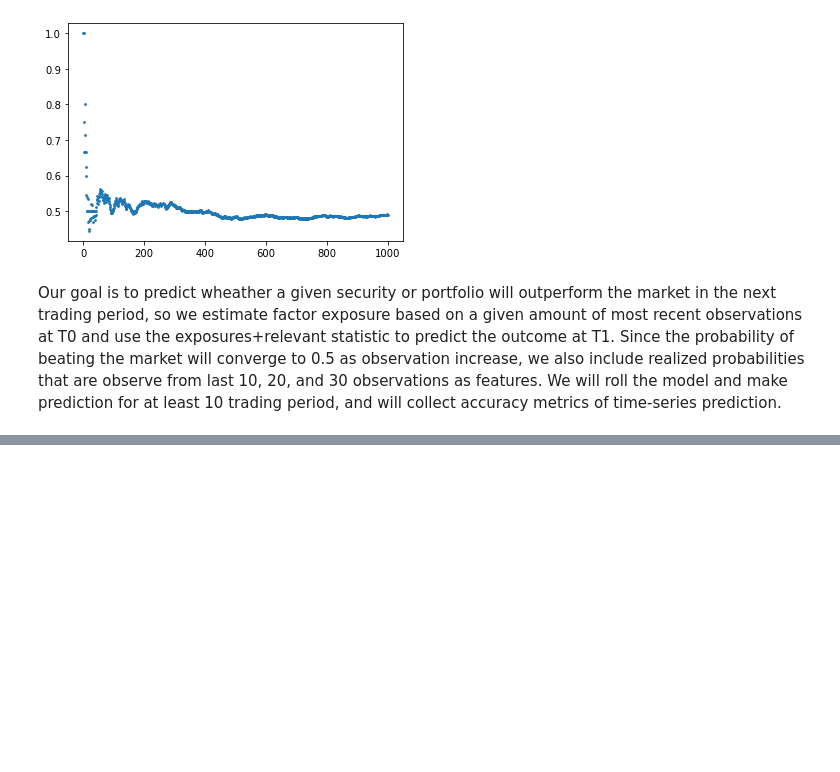
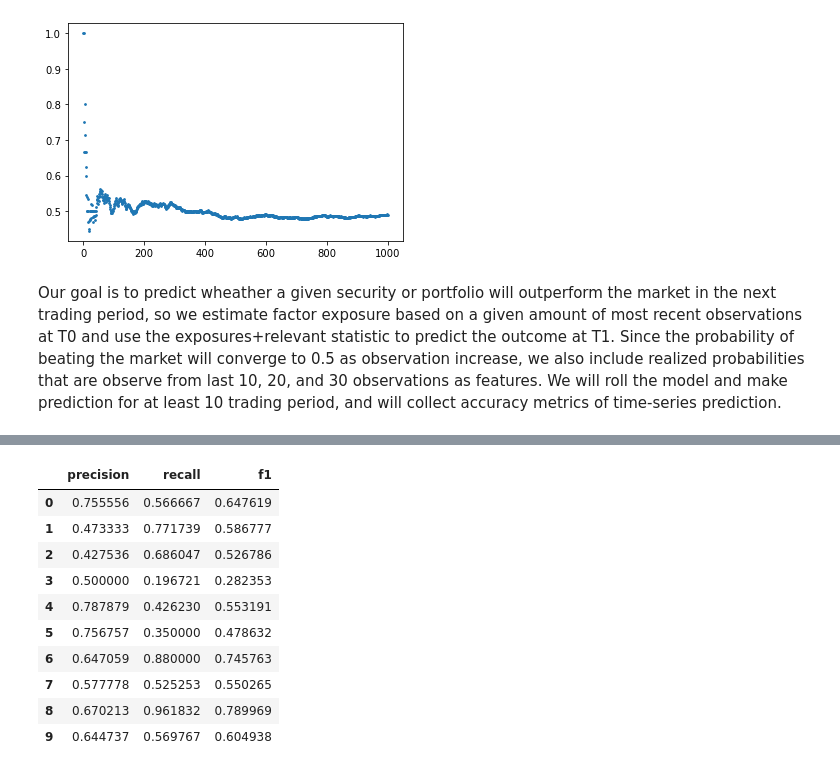
Before and after one commit to DominicRicci/CSS_Project, a Jupyter notebook: CSS100.ipynb, the cells around one changed output, grey strips where cells are left out. Drawn from its saved outputs; the diff is of its cells as text; code cells hidden in the pictures; blank space fills up the shorter version.

```diff
--- a/CSS100.ipynb
+++ b/CSS100.ipynb
@@ -598,0 +667,14 @@ dtype: float64
+# %%
+p2
+# %% [output]
+|  | precision | recall | f1 |
+| 0 | 0.755556 | 0.566667 | 0.647619 |
+| 1 | 0.473333 | 0.771739 | 0.586777 |
+| 2 | 0.427536 | 0.686047 | 0.526786 |
+| 3 | 0.500000 | 0.196721 | 0.282353 |
+| 4 | 0.787879 | 0.426230 | 0.553191 |
+| 5 | 0.756757 | 0.350000 | 0.478632 |
+| 6 | 0.647059 | 0.880000 | 0.745763 |
+| 7 | 0.577778 | 0.525253 | 0.550265 |
+| 8 | 0.670213 | 0.961832 | 0.789969 |
+| 9 | 0.644737 | 0.569767 | 0.604938 |
```
Also changed, not shown: parts of 14 cells of this notebook.
